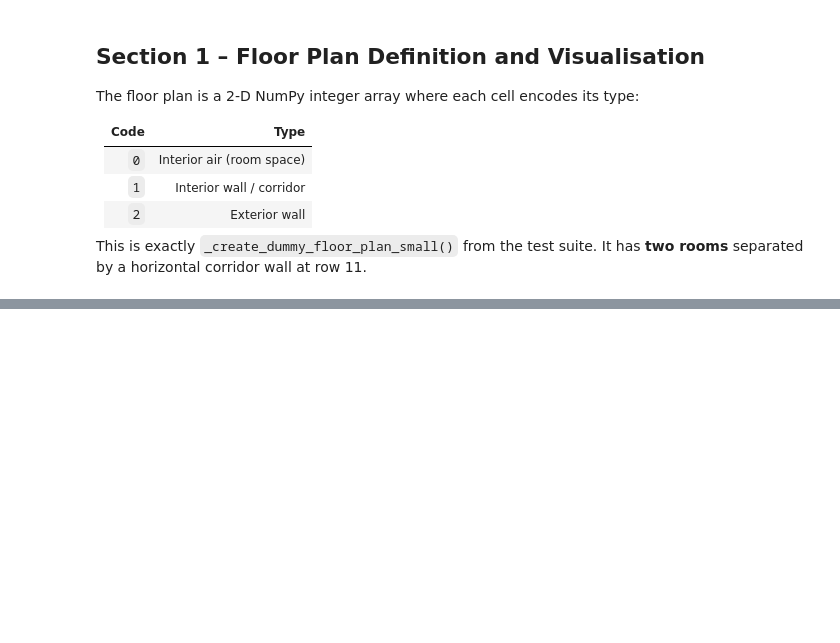
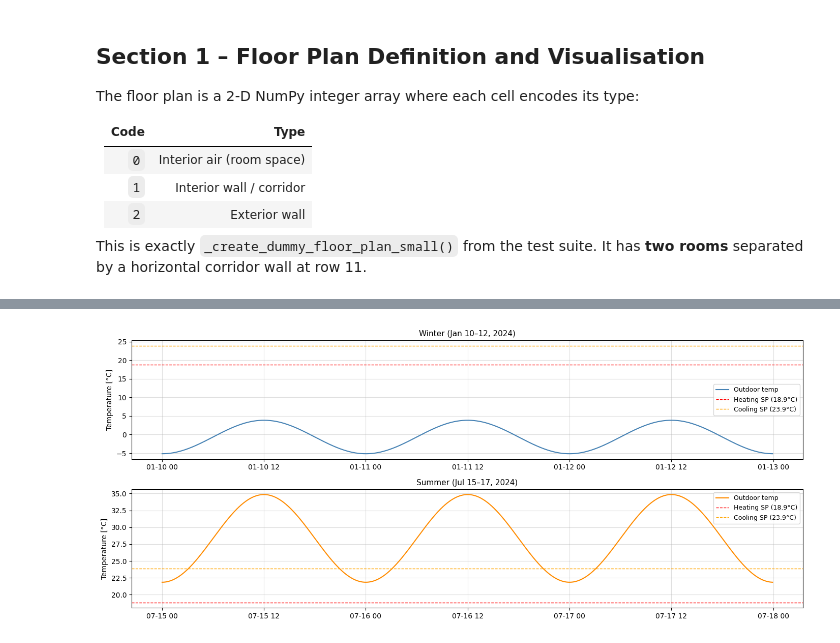
Before and after one commit to ecosang/sbsim, a Jupyter notebook: smart_control/notebooks/building_setpoint_control_demo.ipynb, the cells around one changed output, grey strips where cells are left out. Drawn from its saved outputs; the diff is of its cells as text; code cells hidden in the pictures; blank space fills up the shorter version.

```diff
--- a/smart_control/notebooks/building_setpoint_control_demo.ipynb
+++ b/smart_control/notebooks/building_setpoint_control_demo.ipynb
@@ -1137,0 +518,60 @@ for fname in [
+# %%
+wc_winter = weather_controller_py.WeatherController(
+    default_low_temp=268.0,
+    default_high_temp=277.0,
+    convection_coefficient=12.0,
+)
+wc_summer = weather_controller_py.WeatherController(
+    default_low_temp=295.0,
+    default_high_temp=308.0,
+    convection_coefficient=12.0,
+)
+
+ts_range_w = pd.date_range("2024-01-10", periods=3 * 24 * 12, freq="5min")
+winter_temps = [
+    wc_winter.get_current_temp(t) - KELVIN_TO_CELSIUS for t in ts_range_w
+]
+ts_range_s = pd.date_range("2024-07-15", periods=3 * 24 * 12, freq="5min")
+summer_temps = [
+    wc_summer.get_current_temp(t) - KELVIN_TO_CELSIUS for t in ts_range_s
+]
+
+h_sp_c = HEATING_SETPOINT_K - KELVIN_TO_CELSIUS
+c_sp_c = COOLING_SETPOINT_K - KELVIN_TO_CELSIUS
+
+fig_wx, axes_wx = plt.subplots(2, 1, figsize=(14, 6), sharex=False)
+for ax_wx, ts_rng, temps, colour, ttl in [
+    (
+        axes_wx[0],
+        ts_range_w,
+        winter_temps,
+        "steelblue",
+        "Winter (Jan 10–12, 2024)",
+    ),
+    (
+        axes_wx[1],
+        ts_range_s,
+        summer_temps,
+        "darkorange",
+        "Summer (Jul 15–17, 2024)",
+    ),
+]:
+  ax_wx.plot(ts_rng, temps, color=colour, lw=1.5, label="Outdoor temp")
+  ax_wx.axhline(
+      h_sp_c, color="red", ls="--", lw=1, label=f"Heating SP ({h_sp_c:.1f}°C)"
+  )
+  ax_wx.axhline(
+      c_sp_c,
+      color="orange",
+      ls="--",
+      lw=1,
+      label=f"Cooling SP ({c_sp_c:.1f}°C)",
+  )
+  ax_wx.set_title(ttl, fontsize=11)
+  ax_wx.set_ylabel("Temperature [°C]")
+  ax_wx.legend(fontsize=9)
+  ax_wx.grid(True, alpha=0.4)
+plt.tight_layout()
+plt.show()
+# %% [output]
+[figure, added]
```
Also changed, not shown: parts of 52 cells of this notebook, 4 other files.
